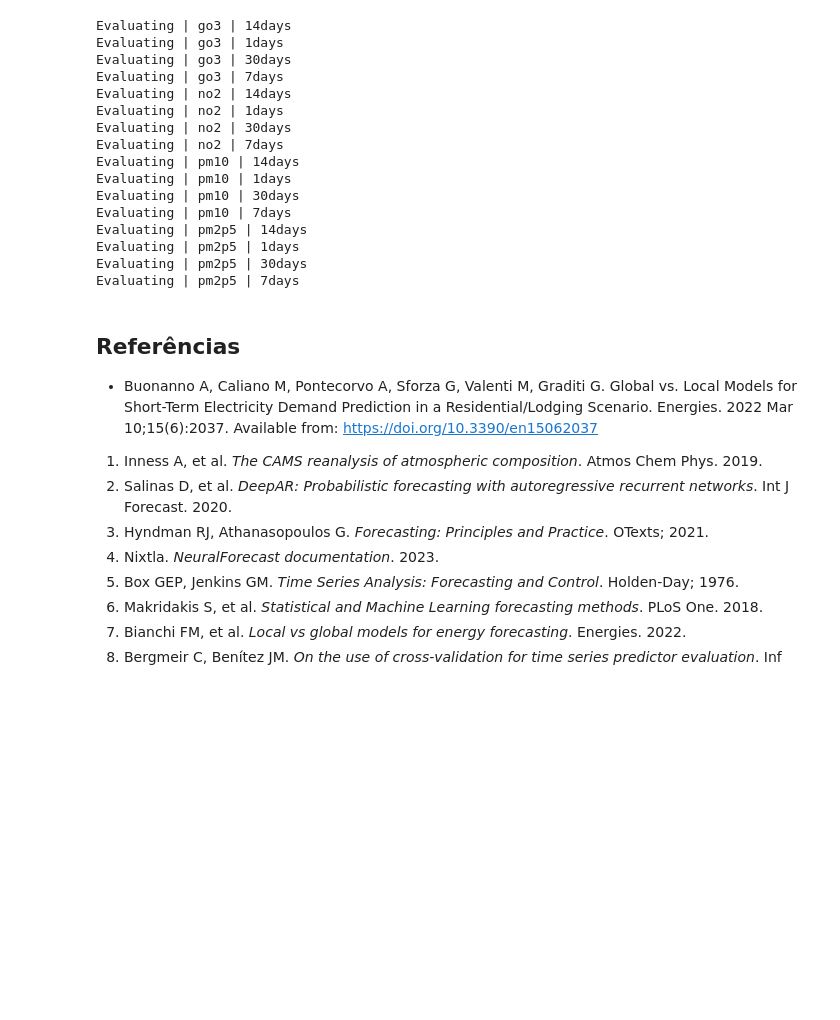
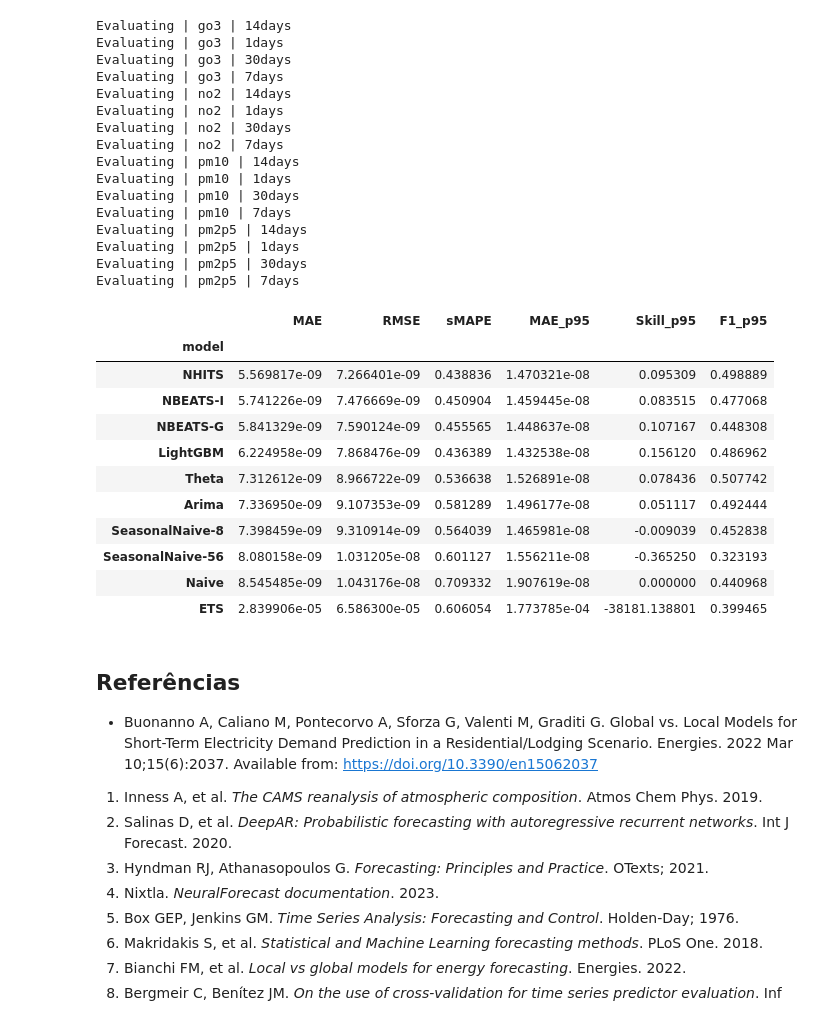
Before and after one commit to Gusmeira/Air-Quality-Neural-Forecast, a Jupyter notebook: Masters 26/RQ1.ipynb, the cells around one changed output. Saved outputs shown, nothing was run; the diff lists cells and outputs as text; code cells hidden in the pictures; blank space fills up the shorter version.

Commit message:
:ambulance: <masters> full merge  fix

```diff
--- a/Masters 26/RQ1.ipynb
+++ b/Masters 26/RQ1.ipynb
@@ -695,6 +721,11 @@ def build_full_results(pollutant, horizon_label):
 
         if fpath.exists():
             df = pd.read_csv(fpath)
+
+            # Remove a coluna 'fit_time' se ela existir, pois ela não deve ser parte do merge
+            if 'fit_time_seconds' in df.columns:
+                df = df.drop(columns=['fit_time_seconds'])
+
             dfs.append(df)
         else:
             print(f"⚠️ Missing: {fpath}")
@@ -708,7 +739,7 @@ def build_full_results(pollutant, horizon_label):
         df_full = df_full.merge(
             df,
             on=["unique_id", "ds", "cutoff", "y"],
-            how="outer"
+            how="inner"
         )
 
     return df_full
@@ -757,12 +788,12 @@ pollutant_ = pollutants_dict['go3']
 experiment_ = experiments_dict['7 days']
 
 models = {
-    # 'NHITS': "#287eb8",
-    # 'NBEATS-G': "#72a549",
-    # 'NBEATS-I': "#d4bc34",
+    'NHITS': "#287eb8",
+    'NBEATS-G': "#72a549",
+    'NBEATS-I': "#d4bc34",
     'LightGBM': "#6c34d4",
-    # 'Naive': "#d43f34",
-    # 'SeasonalNaive': "#d4347f",
+    'Naive': "#d43f34",
+    'SeasonalNaive': "#d4347f",
 }
 
 cutoffs = results_ml['cutoff'].unique()
@@ -1084,6 +1161,34 @@ Evaluating | pm2p5 | 14days
 Evaluating | pm2p5 | 1days
 Evaluating | pm2p5 | 30days
 Evaluating | pm2p5 | 7days
+# %%
+summary = (
+    metrics_df
+    .groupby(["model"])
+    .agg({
+        "MAE": "mean",
+        "RMSE": "mean",
+        "sMAPE": "mean",
+        "MAE_p95": "mean",
+        "Skill_p95": "mean",
+        "F1_p95": "mean"
+    })
+    .sort_values("MAE")
+)
+summary
+# %% [output]
+|  | MAE | RMSE | sMAPE | MAE_p95 | Skill_p95 | F1_p95 |
+| model |  |  |  |  |  |  |
+| NHITS | 5.569817e-09 | 7.266401e-09 | 0.438836 | 1.470321e-08 | 0.095309 | 0.498889 |
+| NBEATS-I | 5.741226e-09 | 7.476669e-09 | 0.450904 | 1.459445e-08 | 0.083515 | 0.477068 |
+| NBEATS-G | 5.841329e-09 | 7.590124e-09 | 0.455565 | 1.448637e-08 | 0.107167 | 0.448308 |
+| LightGBM | 6.224958e-09 | 7.868476e-09 | 0.436389 | 1.432538e-08 | 0.156120 | 0.486962 |
+| Theta | 7.312612e-09 | 8.966722e-09 | 0.536638 | 1.526891e-08 | 0.078436 | 0.507742 |
+| Arima | 7.336950e-09 | 9.107353e-09 | 0.581289 | 1.496177e-08 | 0.051117 | 0.492444 |
+| SeasonalNaive-8 | 7.398459e-09 | 9.310914e-09 | 0.564039 | 1.465981e-08 | -0.009039 | 0.452838 |
+| SeasonalNaive-56 | 8.080158e-09 | 1.031205e-08 | 0.601127 | 1.556211e-08 | -0.365250 | 0.323193 |
+| Naive | 8.545485e-09 | 1.043176e-08 | 0.709332 | 1.907619e-08 | 0.000000 | 0.440968 |
+| ETS | 2.839906e-05 | 6.586300e-05 | 0.606054 | 1.773785e-04 | -38181.138801 | 0.399465 |
 # %% [markdown]
 <!-- ### 1) Universo experimental e unidade de análise
 
```
Also changed, not shown: parts of 4 cells of this notebook, 22 other files.
